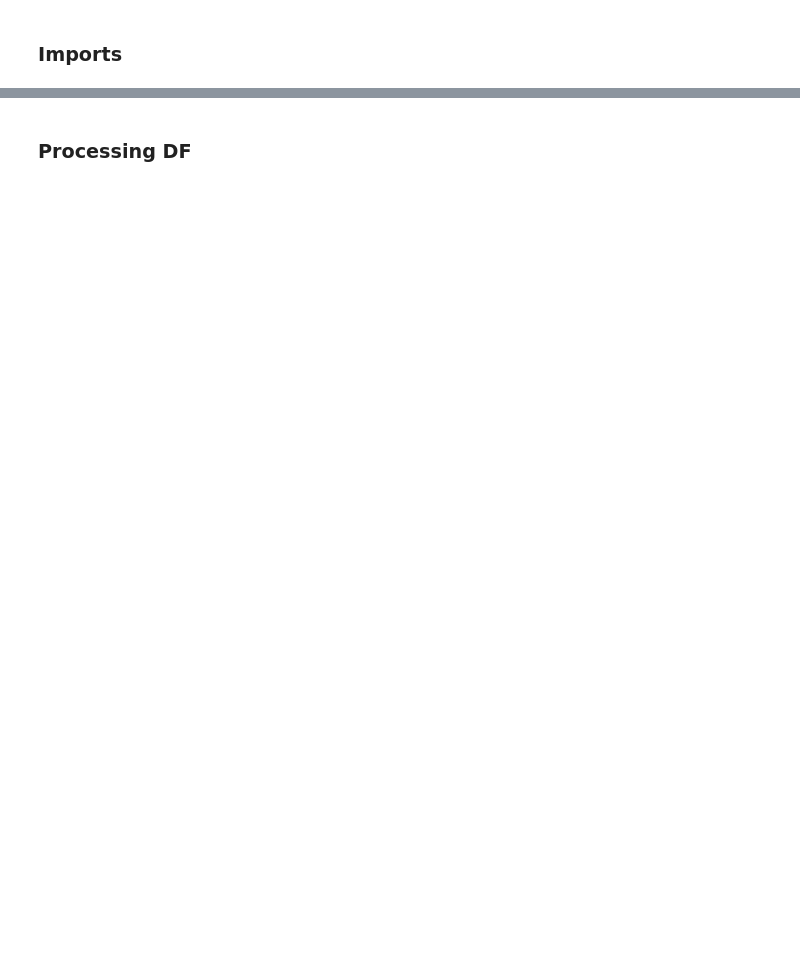
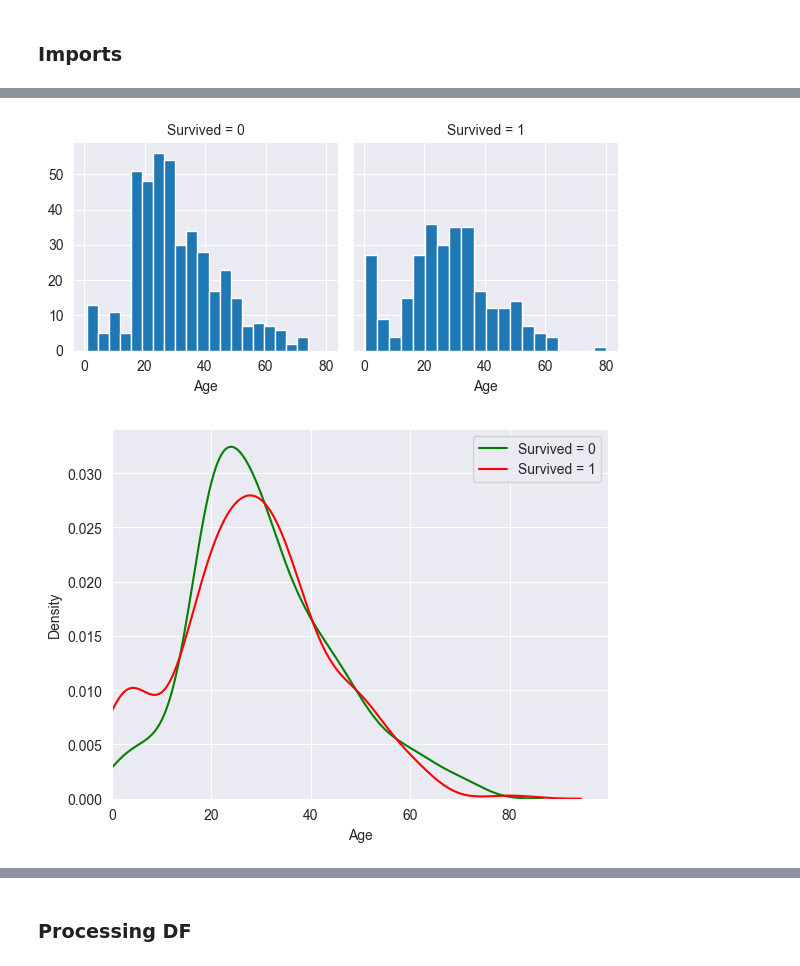
Before and after one commit to ZuoLoL21/KaggleSubmissions, a Jupyter notebook: projects/titanic_survivors/titanic_survivors.ipynb, the cells around one changed output, grey strips where cells are left out. Drawn from its saved outputs; the diff is of its cells as text; code cells hidden in the pictures; blank space fills up the shorter version.

```diff
--- a/projects/titanic_survivors/titanic_survivors.ipynb
+++ b/projects/titanic_survivors/titanic_survivors.ipynb
@@ -15,0 +120,7 @@ import pickle
+# %%
+summarize_continuous_columns_wrt_target(df_to_analyse, 'Age', 'Survived')
+
+show_distribution(df_to_analyse, "Age", "Survived")
+# %% [output]
+[figure, added]
+[figure, added]
```
Also changed, not shown: parts of 29 cells of this notebook, 4 other files.
